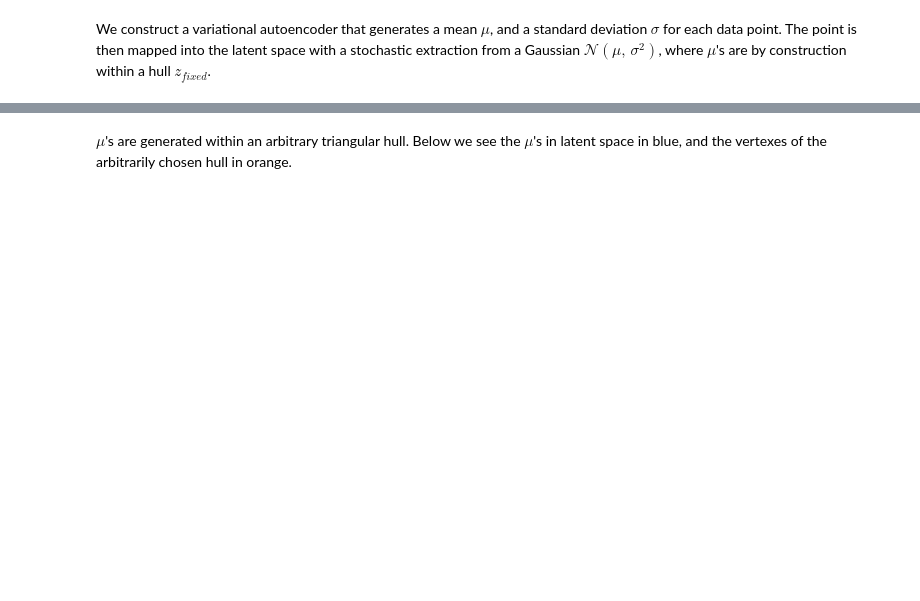
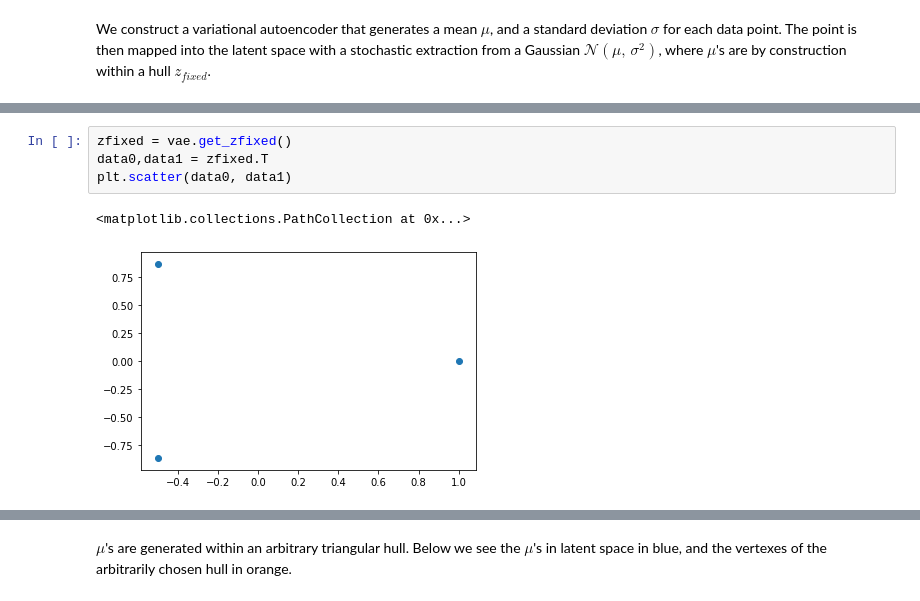
Before and after one commit to luigisbailo/archetype-nets, a Jupyter notebook: archetypes.ipynb, the cells around one changed output, grey strips where cells are left out. Saved outputs shown, nothing was run; the diff lists cells and outputs as text; blank space fills up the shorter version.

```diff
--- a/archetypes.ipynb
+++ b/archetypes.ipynb
@@ -188,0 +92,7 @@ Epoch 100/100
+# %%
+zfixed = vae.get_zfixed()
+data0,data1 = zfixed.T
+plt.scatter(data0, data1)
+# %% [output]
+<matplotlib.collections.PathCollection at 0x...>
+[figure, added]
```
Also changed, not shown: parts of 14 cells of this notebook, 1 other file.
